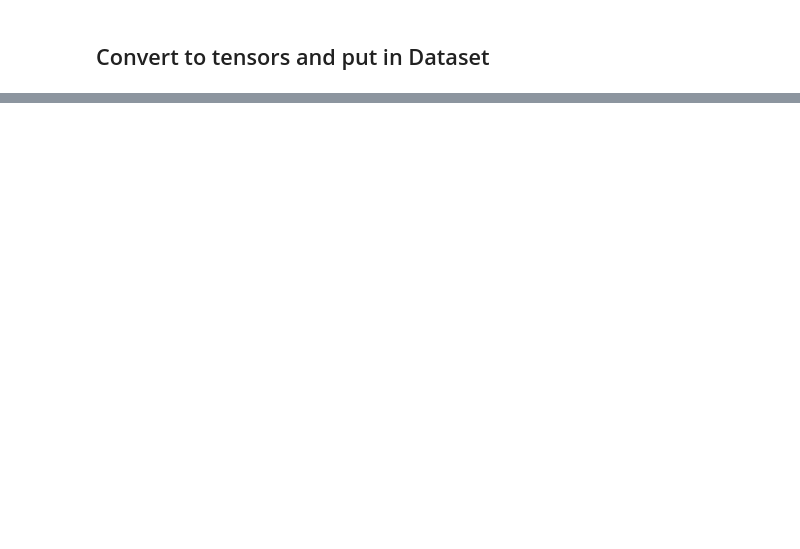
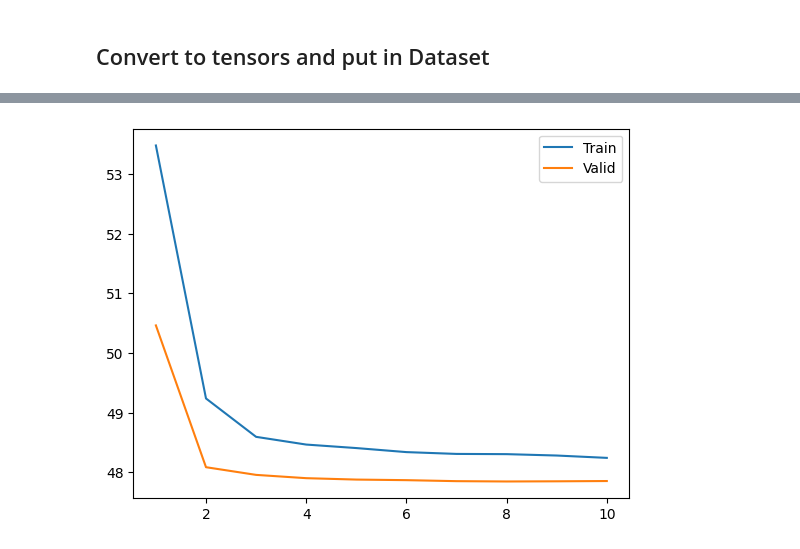
Before and after one commit to declanelias/deli_dudes, a Jupyter notebook: NN_stuff.ipynb, the cells around one changed output, grey strips where cells are left out. Saved outputs shown, nothing was run; the diff lists cells and outputs as text; code cells hidden in the pictures; blank space fills up the shorter version.

Commit message:
update lstm model

```diff
--- a/NN_stuff.ipynb
+++ b/NN_stuff.ipynb
@@ -115,4 +103,2 @@ def transform_df(df):
 # %%
-scaled_train_df = transform_df(train_df)
-scaled_valid_df = transform_df(valid_df)
-scaled_test_df = transform_df(test_df)
+scaled_train_df
@@ -134,3 +146,7 @@ test_x, test_y = combine_features(test_df, scaled_test_df)
+# %%
+train_x, train_y = create_player_sequences(scaled_train_df)
+valid_x, valid_y = create_player_sequences(scaled_valid_df)
+test_x, test_y = create_player_sequences(scaled_test_df)
 # %% [markdown]
 ## Convert to tensors and put in Dataset
 # %%
@@ -174,32 +190,29 @@ train_loader = DataLoader(train_data, batch_size=batch_size)
 valid_loader = DataLoader(valid_data, batch_size=batch_size)
 test_loader = DataLoader(test_data, batch_size=batch_size)
 # %%
-from torch import nn
+import torch
+import torch.nn as nn
 
 class LSTMModel(nn.Module):
-    def __init__(self, input_size=1, hidden_layer_size=32, num_layers=2, output_size=1, dropout=0.2):
+    def __init__(self, hidden_layer_size, num_layers, dropout=0.2, input_size=train_x.shape[2]):
         super(LSTMModel, self).__init__()
-
-        self.hidden_layer_size = hidden_layer_size
-        self.num_layers = num_layers
 
         self.fc1 = nn.Linear(input_size, hidden_layer_size)
         self.relu = nn.ReLU()
-        self.lstm = nn.LSTM(hidden_layer_size, hidden_size=hidden_layer_size,
-                           num_layers=num_layers)
+        self.lstm = nn.LSTM(hidden_layer_size, hidden_size=hidden_layer_size, num_layers=num_layers)
         self.dropout = nn.Dropout(dropout)
-        self.fc2 = nn.Linear(num_layers * hidden_layer_size, output_size)
+        self.fc2 = nn.Linear(hidden_layer_size, 1)
 
     def forward(self, x):
         out = self.fc1(x)
         out = self.relu(out)
-        lstm_output, (h_n, c_n) = self.lstm(out)
-        out = h_n.permute(1, 0, 2).reshape(batch_size, -1)
+        lstm_out, (hn, cn) = self.lstm(out)
+        out = lstm_out[:, -1, :]
         out = self.dropout(out)
         out = self.fc2(out)
-        return out
+        return out.squeeze()
 
-model = LSTMModel(input_size=train_x.shape[2], num_layers=2, output_size=1)
+model = LSTMModel(hidden_layer_size=32, num_layers=2, dropout=0.2)
 # %%
 from torch import optim
 
@@ -236,0 +246,6 @@ RuntimeError: mat1 and mat2 shapes cannot be multiplied (32x12 and 64x1)
+# %%
+optimizer = optim.Adam(model.parameters(), lr=0.0001)
+criterion = nn.MSELoss()
+epochs = 10
+
+train_loss, valid_loss = train_model(epochs, model, optimizer, criterion)
@@ -236,0 +263,10 @@ RuntimeError: mat1 and mat2 shapes cannot be multiplied (32x12 and 64x1)
+# %%
+import seaborn as sns
+
+def plot_loss_curves(epochs, train_loss, valid_loss):
+    sns.lineplot(x=epochs, y=train_loss, label='Train')
+    sns.lineplot(x=epochs, y=valid_loss, label='Valid')
+
+plot_loss_curves(np.linspace(1, epochs, epochs).astype(int), train_loss, valid_loss)
+# %% [output]
+[figure, added]
```
Also changed, not shown: parts of 12 cells of this notebook.
